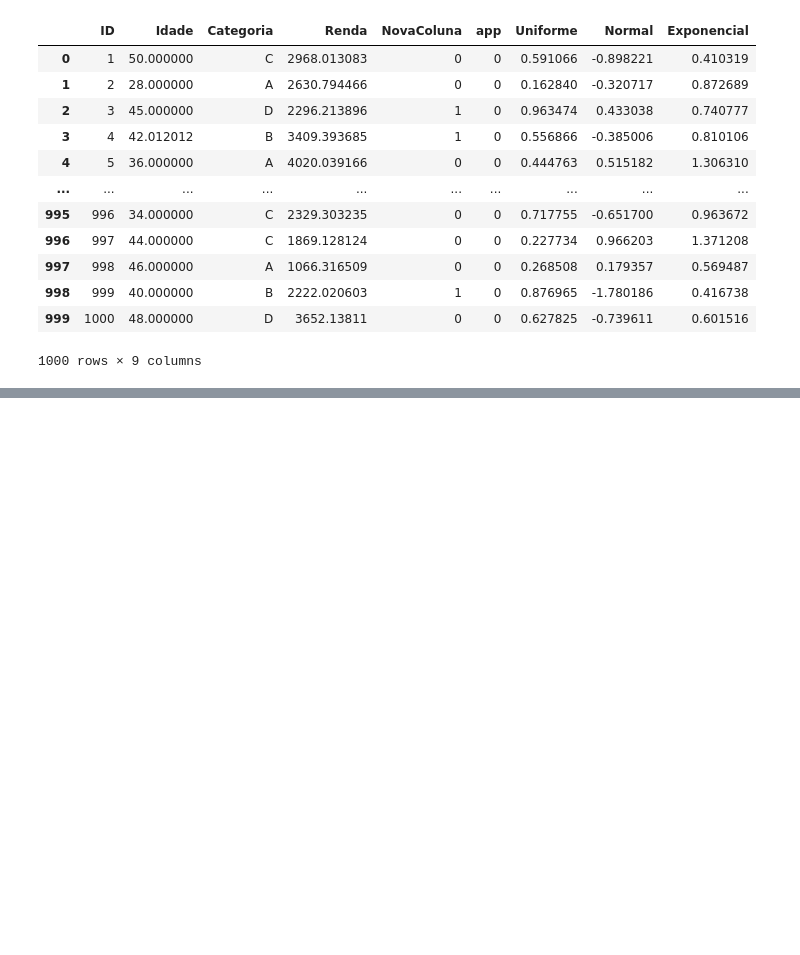
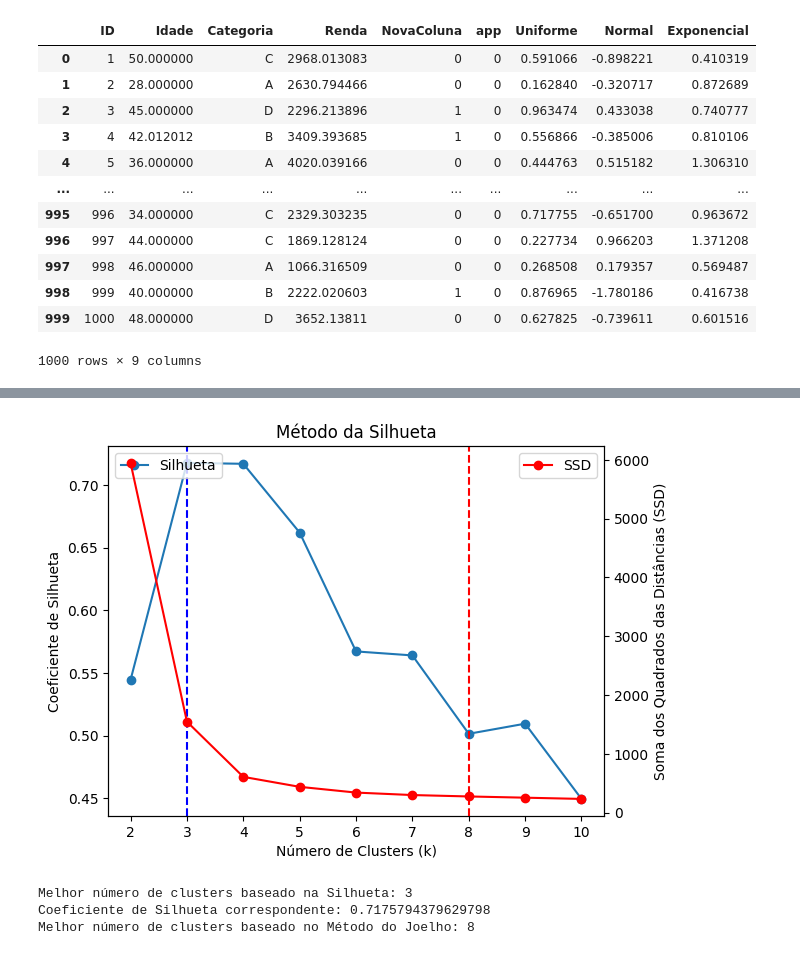
Before and after one commit to LeandroCoelhos/estudos_datascience, a Jupyter notebook: Limpeza_dataset.ipynb, the cells around one changed output, grey strips where cells are left out. Saved outputs shown, nothing was run; the diff lists cells and outputs as text; code cells hidden in the pictures; blank space fills up the shorter version.

```diff
--- a/Limpeza_dataset.ipynb
+++ b/Limpeza_dataset.ipynb
@@ -114,0 +203,72 @@ df
+# %%
+from sklearn.cluster import KMeans
+from sklearn.metrics import silhouette_score
+import matplotlib.pyplot as plt
+import numpy as np
+
+X, y = make_blobs(n_samples=200, centers=6, random_state=42)
+
+def evaluate_clusters(X, max_clusters):
+    # Lista para armazenar os valores de silhueta
+    silhouette_scores = []
+    # Lista para armazenar as somas dos quadrados das distâncias
+    ssd = []
+
+    for k in range(2, max_clusters + 1):
+        # Criar uma instância do algoritmo de clustering (K-means)
+        clustering = KMeans(n_clusters=k, random_state=42)
+        clustering.fit(X)
+
+        # Calcular o coeficiente de silhueta médio
+        silhouette_avg = silhouette_score(X, clustering.labels_)
+        silhouette_scores.append(silhouette_avg)
+
+        # Armazenar a soma dos quadrados das distâncias
+        ssd.append(clustering.inertia_)
+
+    # Plotar a curva de silhueta
+    fig, ax1 = plt.subplots()
+    ax1.plot(range(2, max_clusters + 1), silhouette_scores, marker='o', label='Silhueta')
+    ax1.set_xlabel('Número de Clusters (k)')
+    ax1.set_ylabel('Coeficiente de Silhueta')
+    ax1.set_title('Método da Silhueta')
+
+    # Plotar a curva do método do joelho
+    ax2 = ax1.twinx()
+    ax2.plot(range(2, max_clusters + 1), ssd, marker='o', color='r', label='SSD')
+    ax2.set_ylabel('Soma dos Quadrados das Distâncias (SSD)')
+
+    # Encontrar o ponto de máximo coeficiente de silhueta
+    best_silhouette_idx = np.argmax(silhouette_scores) + 2
+    best_silhouette = silhouette_scores[best_silhouette_idx - 2]
+
+    # Encontrar o ponto de joelho na curva SSD
+    diff = np.diff(ssd)
+    best_knee_idx = np.argmax(diff) + 2
+
+    # Plotar as linhas verticais para indicar os melhores pontos
+    ax1.axvline(x=best_silhouette_idx, linestyle='--', color='b')
+    ax2.axvline(x=best_knee_idx, linestyle='--', color='r')
+
+    # Adicionar legendas
+    ax1.legend(loc='upper left')
+    ax2.legend(loc='upper right')
+
+    plt.show()
+
+    return best_silhouette_idx, best_silhouette, best_knee_idx
+
+# Exemplo de uso
+ # Seus dados
+max_clusters = 10  # Número máximo de clusters a serem avaliados
+
+best_silhouette_idx, best_silhouette, best_knee_idx = evaluate_clusters(X, max_clusters)
+
+print(f"Melhor número de clusters baseado na Silhueta: {best_silhouette_idx}")
+print(f"Coeficiente de Silhueta correspondente: {best_silhouette}")
+print(f"Melhor número de clusters baseado no Método do Joelho: {best_knee_idx}")
+# %% [output]
+[figure, added]
+Melhor número de clusters baseado na Silhueta: 3
+Coeficiente de Silhueta correspondente: 0.7175794379629798
+Melhor número de clusters baseado no Método do Joelho: 8
```
Also changed, not shown: parts of 9 cells of this notebook.
